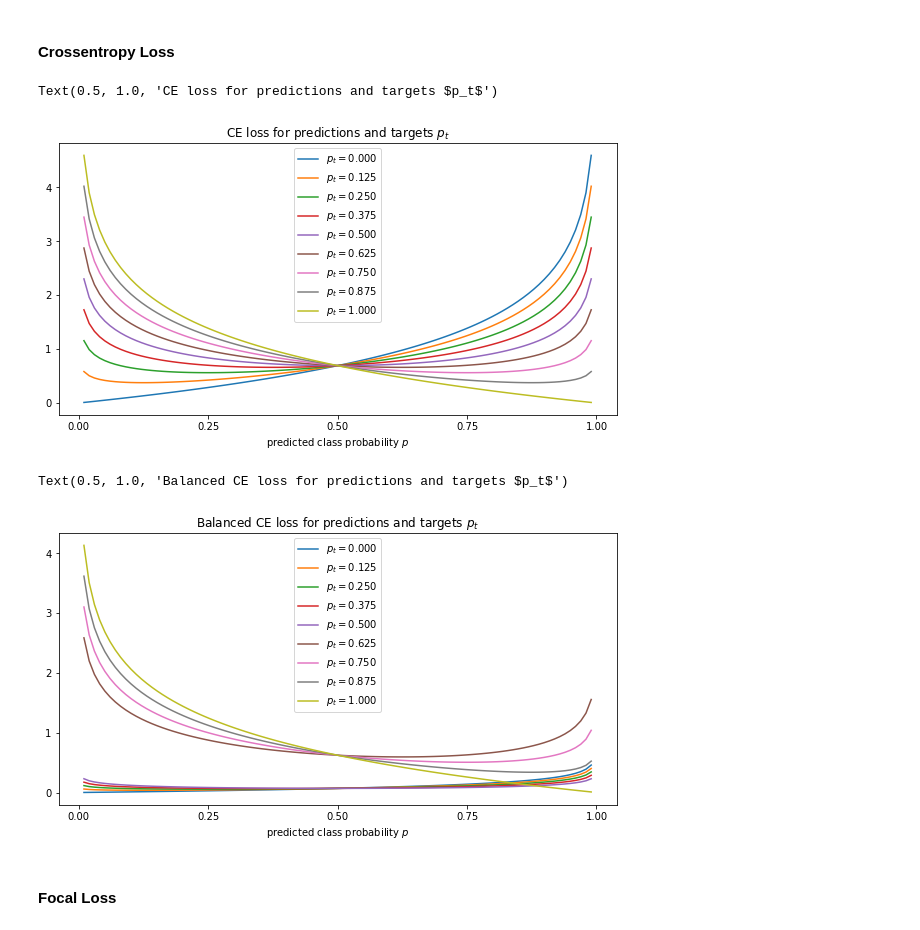
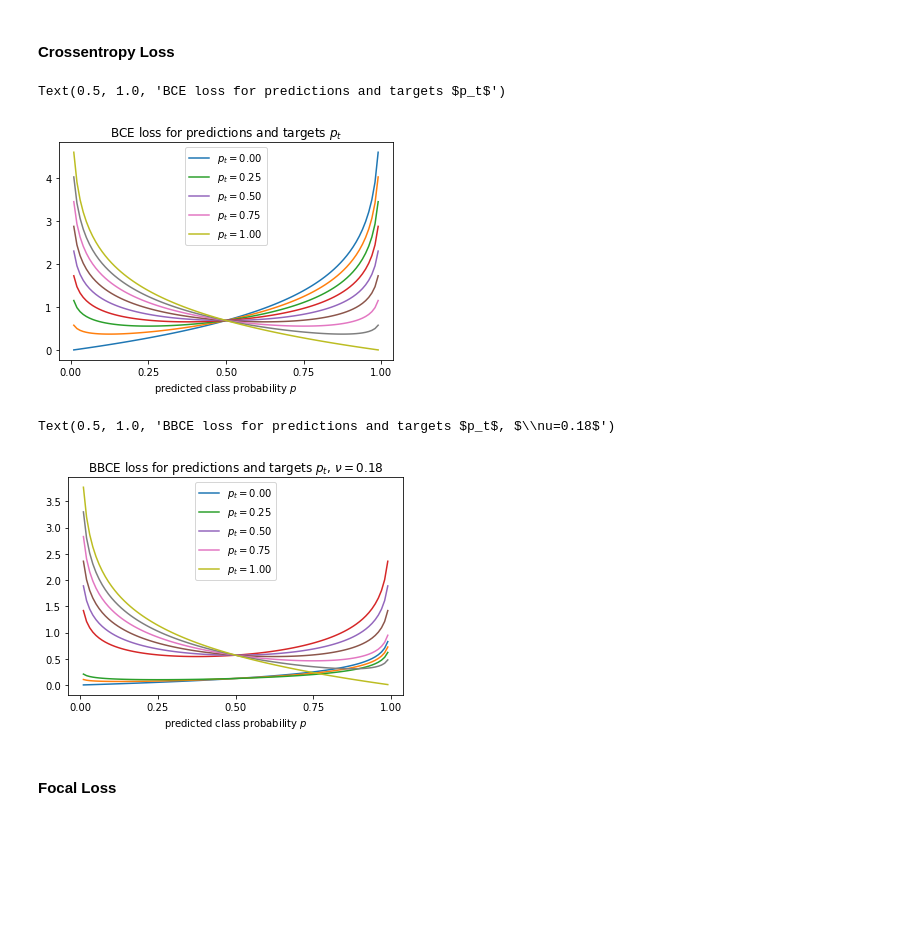
Before and after one commit to jjurm/road-segmentation, a Jupyter notebook: notebooks/losses.ipynb, the cells around one changed output. Cells and saved outputs as stored; diff of their text form; code cells hidden in the pictures; blank space fills up the shorter version.

Commit message:
plots for losses

```diff
--- a/notebooks/losses.ipynb
+++ b/notebooks/losses.ipynb
@@ -7,7 +7,7 @@ import cv2
 import numpy as np
 from tqdm.notebook import tqdm
 
-plt.rcParams["figure.figsize"] = (10,5)
+plt.rcParams["figure.figsize"] = (8,4)
 # %% [markdown]
 #### Class Imbalance
 # %%
@@ -125,22 +125,22 @@ Text(0.5, 1.0, 'CE-term for predictions and targets $p_t$')
 # %%
 pred = torch.linspace(0, 1, 100).unsqueeze(1)
 target = torch.linspace(0, 1, 9).unsqueeze(0)
 ce = -(1-target)*torch.log(1-pred) -target*torch.log(pred)
 
-plt.plot(pred, ce, label=[f'$p_t={t.item():.3f}$' for t in target.T])
+plt.plot(pred, ce, label=[f'$p_t={t.item():.2f}$' if t in [0, 0.25, 0.5, 0.75, 1] else '' for t in target.T])
 plt.xticks(torch.linspace(0, 1, 5))
 plt.legend()
 plt.xlabel('predicted class probability $p$')
-plt.title('CE loss for predictions and targets $p_t$')
+plt.title('BCE loss for predictions and targets $p_t$')
 # %% [output]
-Text(0.5, 1.0, 'CE loss for predictions and targets $p_t$')
+Text(0.5, 1.0, 'BCE loss for predictions and targets $p_t$')
-[figure, old version]
+[figure, new version]
 # %%
 pred = torch.linspace(0, 1, 100).unsqueeze(1)
 target = torch.linspace(0, 1, 9).unsqueeze(0)
 
-class_freq = 0.10
-class_thresh = 0.5
+class_freq = 0.18
+class_thresh = 0.25
 target_class = target > class_thresh
 
 weight = torch.zeros_like(target)
@@ -150,14 +150,14 @@ weight[~target_class] = class_freq
 
 ce = weight * (-(1-target)*torch.log(1-pred) -target*torch.log(pred))
 
-plt.plot(pred, ce, label=[f'$p_t={t.item():.3f}$' for t in target.T])
+plt.plot(pred, ce, label=[f'$p_t={t.item():.2f}$' if t in [0, 0.25, 0.5, 0.75, 1] else '' for t in target.T])
 plt.xticks(torch.linspace(0, 1, 5))
 plt.legend()
 plt.xlabel('predicted class probability $p$')
-plt.title('Balanced CE loss for predictions and targets $p_t$')
+plt.title(f'BBCE loss for predictions and targets $p_t$, $\\nu={class_freq}$')
 # %% [output]
-Text(0.5, 1.0, 'Balanced CE loss for predictions and targets $p_t$')
+Text(0.5, 1.0, 'BBCE loss for predictions and targets $p_t$, $\\nu=0.18$')
-[figure, old version]
+[figure, new version]
 # %% [markdown]
 #### Focal Loss
 # %%
```
Also changed, not shown: parts of 3 cells of this notebook, 3 other files.
